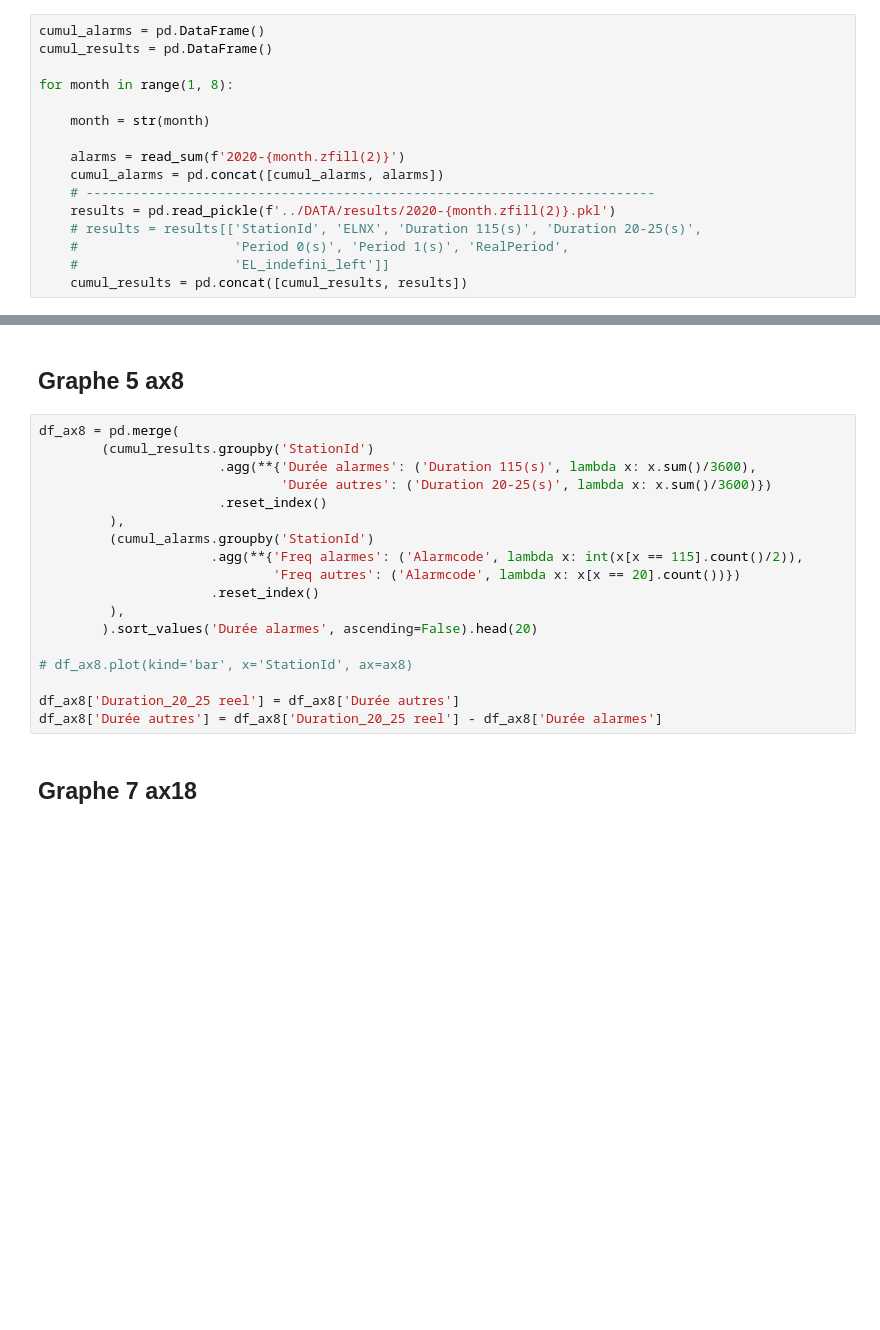
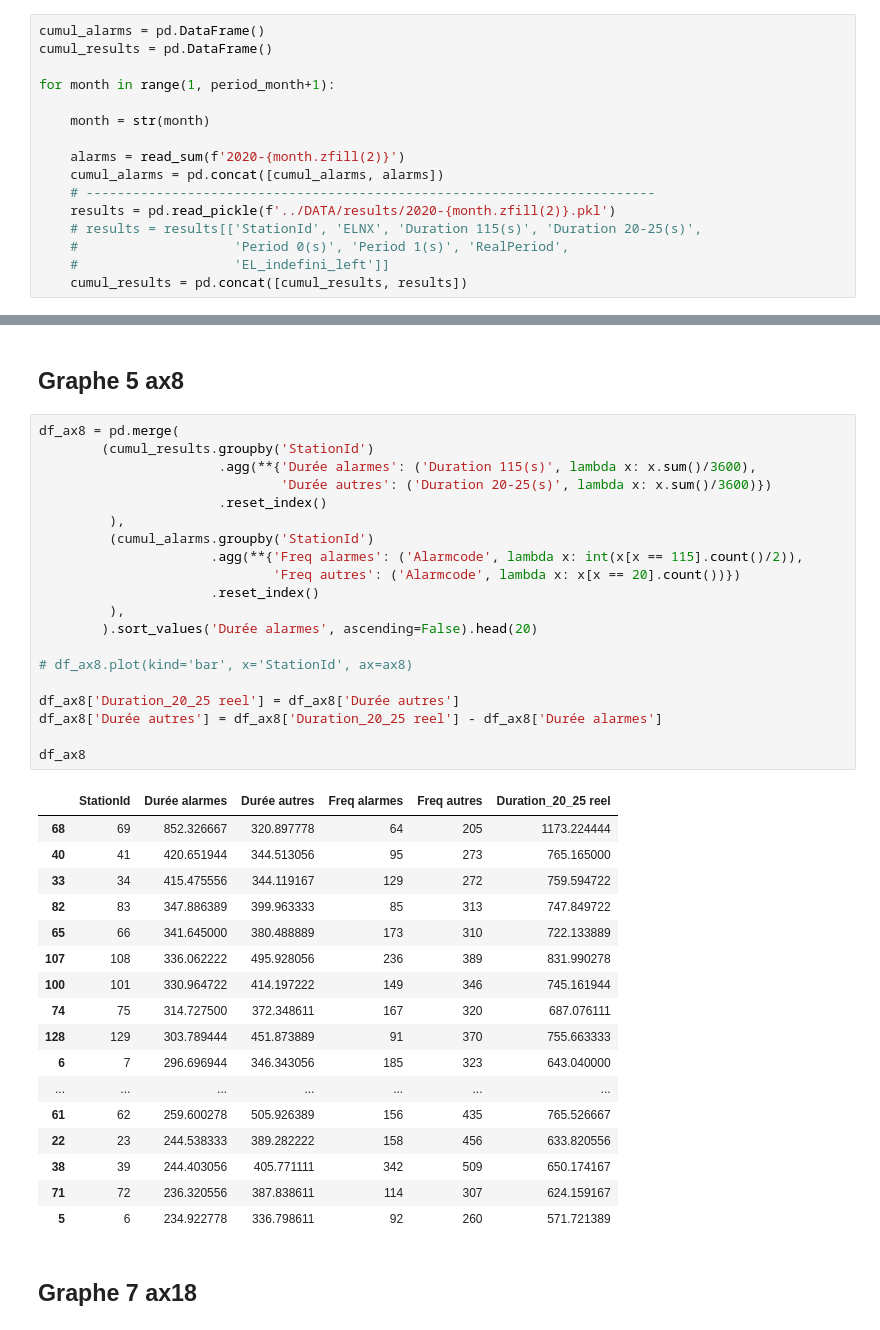
Before and after one commit to capem/TB-Performance, a Jupyter notebook: performance.ipynb, the cells around one changed output, grey strips where cells are left out. Drawn from its saved outputs; the diff is of its cells as text; blank space fills up the shorter version.

```diff
--- a/performance.ipynb
+++ b/performance.ipynb
@@ -698,7 +793,7 @@ df_ax2
 cumul_alarms = pd.DataFrame()
 cumul_results = pd.DataFrame()
 
-for month in range(1, 8):
+for month in range(1, period_month+1):
 
     month = str(month)
 
@@ -809,20 +939,40 @@ df_ax4
 # %%
 df_ax8 = pd.merge(
         (cumul_results.groupby('StationId')
                        .agg(**{'Durée alarmes': ('Duration 115(s)', lambda x: x.sum()/3600),
                                'Durée autres': ('Duration 20-25(s)', lambda x: x.sum()/3600)})
                        .reset_index()
          ),
          (cumul_alarms.groupby('StationId')
                       .agg(**{'Freq alarmes': ('Alarmcode', lambda x: int(x[x == 115].count()/2)),
                               'Freq autres': ('Alarmcode', lambda x: x[x == 20].count())})
                       .reset_index()
          ),
         ).sort_values('Durée alarmes', ascending=False).head(20)
 
 # df_ax8.plot(kind='bar', x='StationId', ax=ax8)
 
 df_ax8['Duration_20_25 reel'] = df_ax8['Durée autres']
 df_ax8['Durée autres'] = df_ax8['Duration_20_25 reel'] - df_ax8['Durée alarmes']
+
+df_ax8
+# %% [output]
+|  | StationId | Durée alarmes | Durée autres | Freq alarmes | Freq autres | Duration_20_25 reel |
+| 68 | 69 | 852.326667 | 320.897778 | 64 | 205 | 1173.224444 |
+| 40 | 41 | 420.651944 | 344.513056 | 95 | 273 | 765.165000 |
+| 33 | 34 | 415.475556 | 344.119167 | 129 | 272 | 759.594722 |
+| 82 | 83 | 347.886389 | 399.963333 | 85 | 313 | 747.849722 |
+| 65 | 66 | 341.645000 | 380.488889 | 173 | 310 | 722.133889 |
+| 107 | 108 | 336.062222 | 495.928056 | 236 | 389 | 831.990278 |
+| 100 | 101 | 330.964722 | 414.197222 | 149 | 346 | 745.161944 |
+| 74 | 75 | 314.727500 | 372.348611 | 167 | 320 | 687.076111 |
+| 128 | 129 | 303.789444 | 451.873889 | 91 | 370 | 755.663333 |
+| 6 | 7 | 296.696944 | 346.343056 | 185 | 323 | 643.040000 |
+| ... | ... | ... | ... | ... | ... | ... |
+| 61 | 62 | 259.600278 | 505.926389 | 156 | 435 | 765.526667 |
+| 22 | 23 | 244.538333 | 389.282222 | 158 | 456 | 633.820556 |
+| 38 | 39 | 244.403056 | 405.771111 | 342 | 509 | 650.174167 |
+| 71 | 72 | 236.320556 | 387.838611 | 114 | 307 | 624.159167 |
+| 5 | 6 | 234.922778 | 336.798611 | 92 | 260 | 571.721389 |
 # %% [markdown]
 ## Graphe 7 ax18
```
Also changed, not shown: parts of 33 cells of this notebook.
